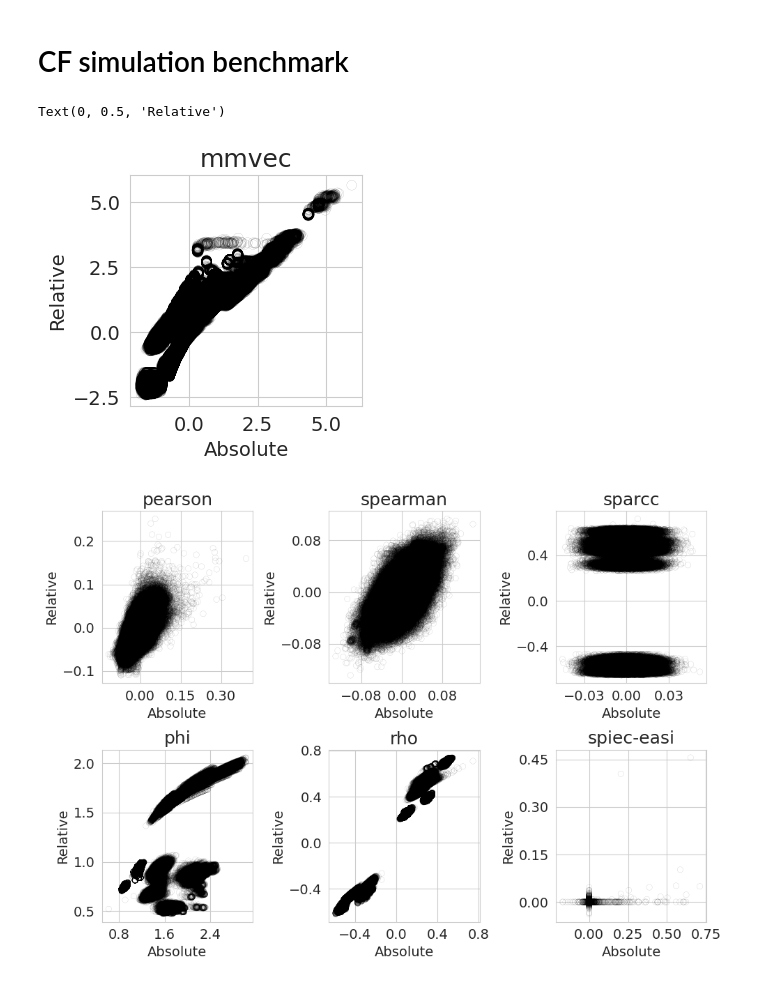
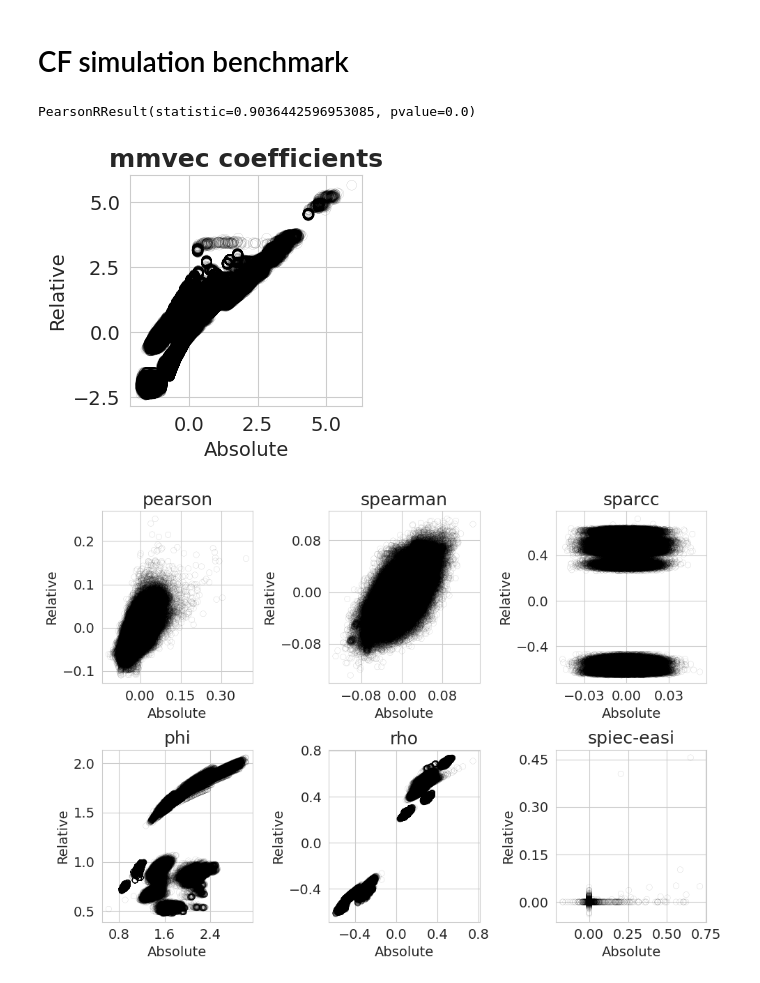
Before and after one commit to DriesDeRyck/thesis, a Jupyter notebook: sim_new/evaluate-simulation.ipynb, the cells around one changed output. Cells and saved outputs as stored; diff of their text form; code cells hidden in the pictures.

Commit message:
updating figures

```diff
--- a/sim_new/evaluate-simulation.ipynb
+++ b/sim_new/evaluate-simulation.ipynb
@@ -104,19 +104,21 @@ def plot_scales(tool, abs_file, rel_file, axs):
 # %%
 tool = 'mmvec'
 fig, axs = plt.subplots(figsize=(3, 3))
 axs.scatter(abs_ranks.values.ravel(), rel_ranks.values.ravel(), linewidth=0.1,
             facecolors='none', edgecolors='k', alpha=0.5, s=50)
 
 axs.tick_params(axis="x", labelsize=14)
 axs.tick_params(axis="y", labelsize=14)
 axs.xaxis.set_major_locator(plt.MaxNLocator(4))
 axs.yaxis.set_major_locator(plt.MaxNLocator(4))
-axs.set_title(tool, fontsize=18)
+axs.set_title("mmvec coefficients", fontsize=18, fontweight='bold')
 axs.set_xlabel('Absolute', fontsize=14)
 axs.set_ylabel('Relative', fontsize=14)
+pearson = pearsonr(abs_ranks.values.ravel(), rel_ranks.values.ravel())
+print(pearson)
 # %% [output]
-Text(0, 0.5, 'Relative')
+PearsonRResult(statistic=0.9036442596953085, pvalue=0.0)
-[figure, old version]
+[figure, new version]
 # %%
 fig, ax = plt.subplots(2, 3, figsize=(10, 7))
 for idx, res in enumerate(fnames):
```
Also changed, not shown: parts of 9 cells of this notebook, 18 other files.
